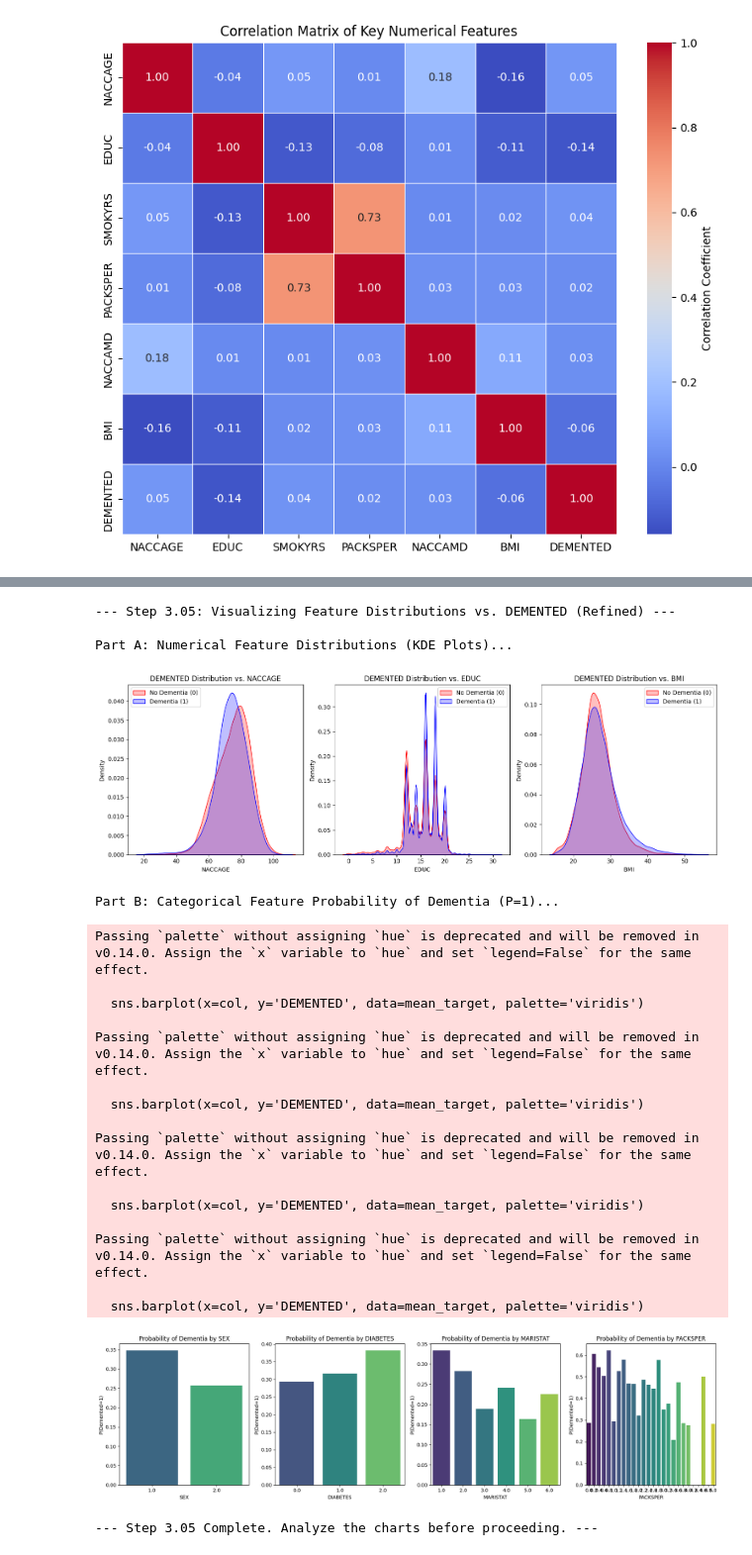
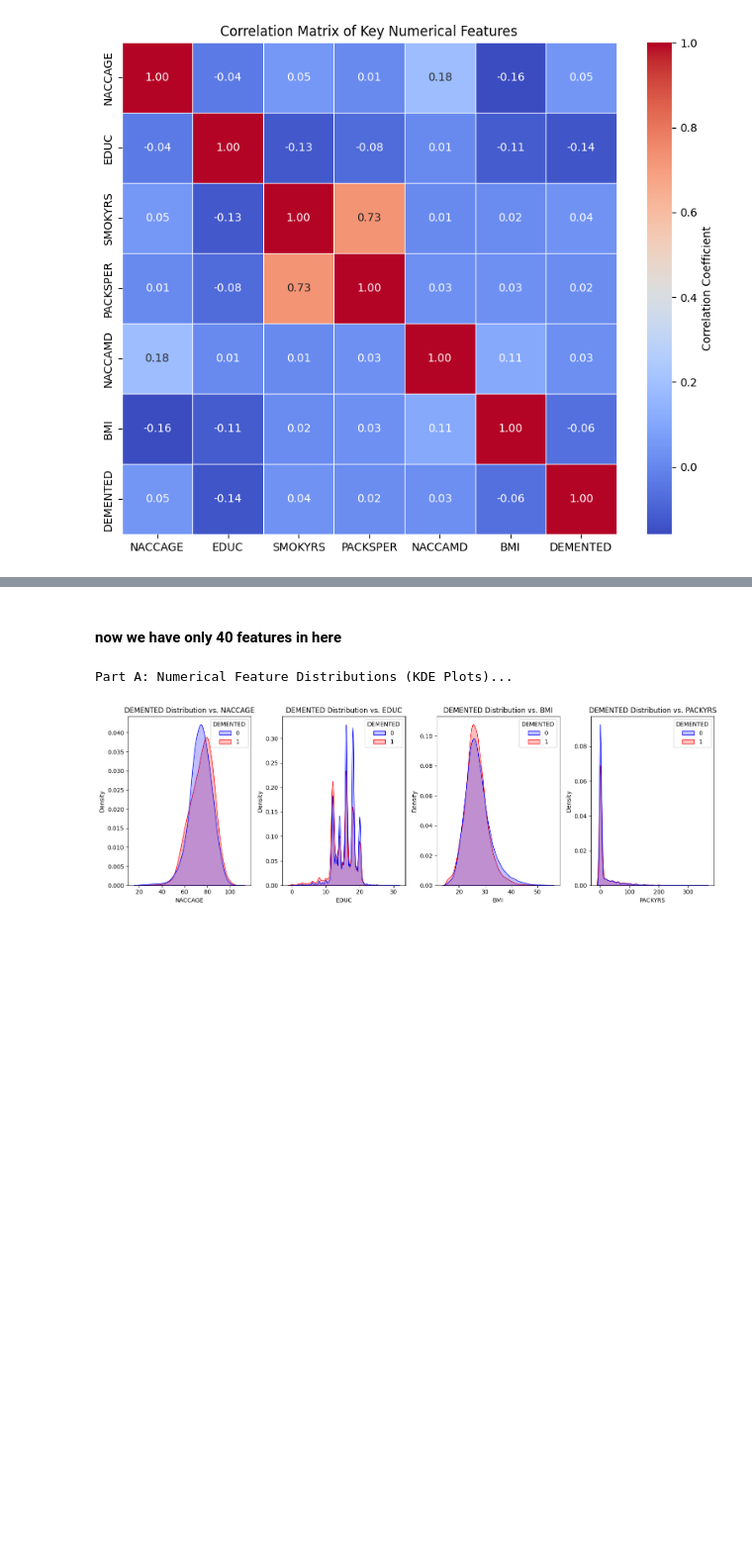
Before and after one commit to Kaveesha-Madhushan17/Model-X-Competition-phase-1, a Jupyter notebook: model_x_dimentia.ipynb, the cells around one changed output, grey strips where cells are left out. Shown at 99% size. Saved outputs shown, nothing was run; the diff lists cells and outputs as text; code cells hidden in the pictures; blank space fills up the shorter version.

```diff
--- a/model_x_dimentia.ipynb
+++ b/model_x_dimentia.ipynb
@@ -521,4 +523,6 @@ memory usage: 62.2 MB
 # %%
 output_filename = 'df_clean_knn_imputed.csv' # saved the file KNN imputed
 df_knn_imputed.to_csv(output_filename, index=False)
+# %%
+df_knn_imputed = pd.readcsv("df_clean_knn_imputed")
 # %% [markdown]
@@ -552,0 +560,6 @@ as see except PACKSPER,SMOKYRS others are not highly corelated and because of an
+# %%
+# We use the KNN imputed dataframe (df_knn_imputed)
+# Formula: Pack-Years = SMOKYRS × PACKSPER
+df_knn_imputed['PACKYRS'] = df_knn_imputed['SMOKYRS'] * df_knn_imputed['PACKSPER']
+
+df_knn_imputed[['SMOKYRS', 'PACKSPER', 'PACKYRS']].tail()
@@ -552,0 +577,2 @@ as see except PACKSPER,SMOKYRS others are not highly corelated and because of an
+# %%
+df_knn_imputed.drop(['SMOKYRS', 'PACKSPER'], axis=1, inplace=True)
@@ -553,82 +583,32 @@ as see except PACKSPER,SMOKYRS others are not highly corelated and because of an
+# %% [markdown]
+#### now we have only 40 features in here
 # %%
-# (This is the code cell)
 import matplotlib.pyplot as plt
 import seaborn as sns
 
-print("--- Step 3.05: Visualizing Feature Distributions vs. DEMENTED (Refined) ---")
-
-# Use the KNN imputed dataframe
 df = df_knn_imputed.copy()
 
 # Ensure DEMENTED is treated as a category for plotting
 df['DEMENTED'] = df['DEMENTED'].astype(int)
 
-# --- Part A: Numerical Features (KDE Plots) ---
-print("\nPart A: Numerical Feature Distributions (KDE Plots)...")
-numerical_features = ['NACCAGE', 'EDUC', 'BMI']
+#Numerical Features KDE Plots
+print("Part A: Numerical Feature Distributions (KDE Plots)...")
+numerical_features = ['NACCAGE', 'EDUC', 'BMI','PACKYRS']
 
 plt.figure(figsize=(15, 5))
 for i, col in enumerate(numerical_features):
-    plt.subplot(1, 3, i + 1)
+    plt.subplot(1, 4, i + 1)
 
     # Use a KDE Plot to compare the distribution of the feature across the two target classes
-    sns.kdeplot(
-        data=df,
-        x=col,
-        hue='DEMENTED',
-        fill=True,
+    sns.kdeplot(data=df, x=col,
+        hue='DEMENTED', fill=True,
         palette={0: 'blue', 1: 'red'},
-        common_norm=False # Ensures the area under each curve is 1
+        common_norm=False
     )
-
     plt.title(f'DEMENTED Distribution vs. {col}', fontsize=12)
-    plt.legend([ 'Dementia (1)','No Dementia (0)'])
 
 plt.tight_layout()
 plt.show()
-
-# --- Part B: Categorical Features (Bar Plots of Probability) ---
-print("\nPart B: Categorical Feature Probability of Dementia (P=1)...")
-# Select a few representative categorical/count features
-categorical_features = ['SEX', 'DIABETES', 'MARISTAT', 'PACKSPER']
-
-plt.figure(figsize=(18, 5))
-for i, col in enumerate(categorical_features):
-    plt.subplot(1, 4, i + 1)
-
-    # Calculate the proportion (probability) of DEMENTED=1 for each category
-    mean_target = df.groupby(col)['DEMENTED'].mean().reset_index()
-
-    sns.barplot(x=col, y='DEMENTED', data=mean_target, palette='viridis')
-
-    plt.title(f'Probability of Dementia by {col}', fontsize=12)
-    plt.ylabel('P(Demented=1)')
-    plt.xlabel(col)
-
-plt.tight_layout()
-plt.show()
-
-print("\n--- Step 3.05 Complete. Analyze the charts before proceeding. ---")
 # %% [output]
---- Step 3.05: Visualizing Feature Distributions vs. DEMENTED (Refined) ---
-
 Part A: Numerical Feature Distributions (KDE Plots)...
-[figure, old version]
+[figure, new version]
-Part B: Categorical Feature Probability of Dementia (P=1)...
-Passing `palette` without assigning `hue` is deprecated and will be removed in v0.14.0. Assign the `x` variable to `hue` and set `legend=False` for the same effect.
-
-  sns.barplot(x=col, y='DEMENTED', data=mean_target, palette='viridis')
-
-Passing `palette` without assigning `hue` is deprecated and will be removed in v0.14.0. Assign the `x` variable to `hue` and set `legend=False` for the same effect.
-
-  sns.barplot(x=col, y='DEMENTED', data=mean_target, palette='viridis')
-
-Passing `palette` without assigning `hue` is deprecated and will be removed in v0.14.0. Assign the `x` variable to `hue` and set `legend=False` for the same effect.
-
-  sns.barplot(x=col, y='DEMENTED', data=mean_target, palette='viridis')
-
-Passing `palette` without assigning `hue` is deprecated and will be removed in v0.14.0. Assign the `x` variable to `hue` and set `legend=False` for the same effect.
-
-  sns.barplot(x=col, y='DEMENTED', data=mean_target, palette='viridis')
-[figure, removed]
---- Step 3.05 Complete. Analyze the charts before proceeding. ---
```
Also changed, not shown: parts of 19 cells of this notebook.
